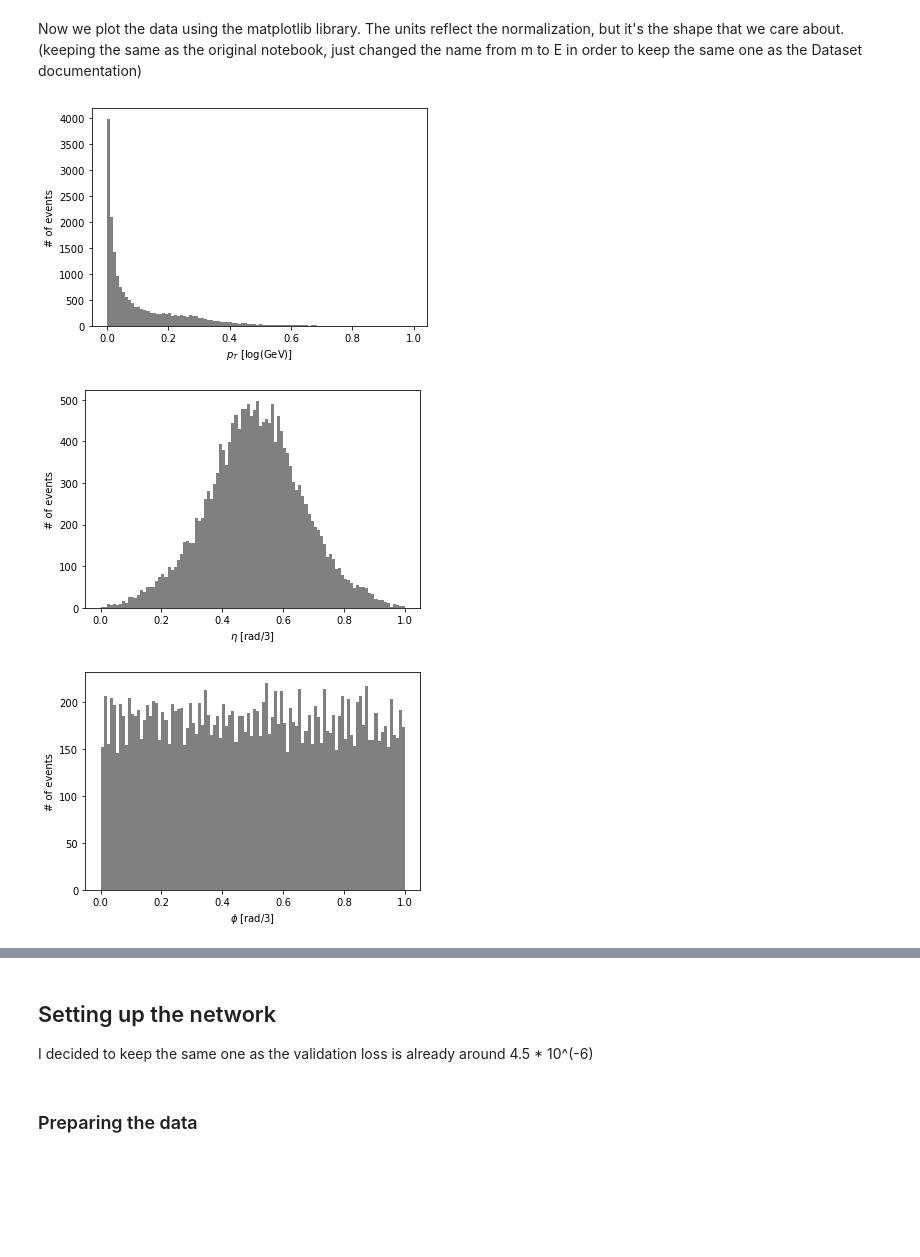
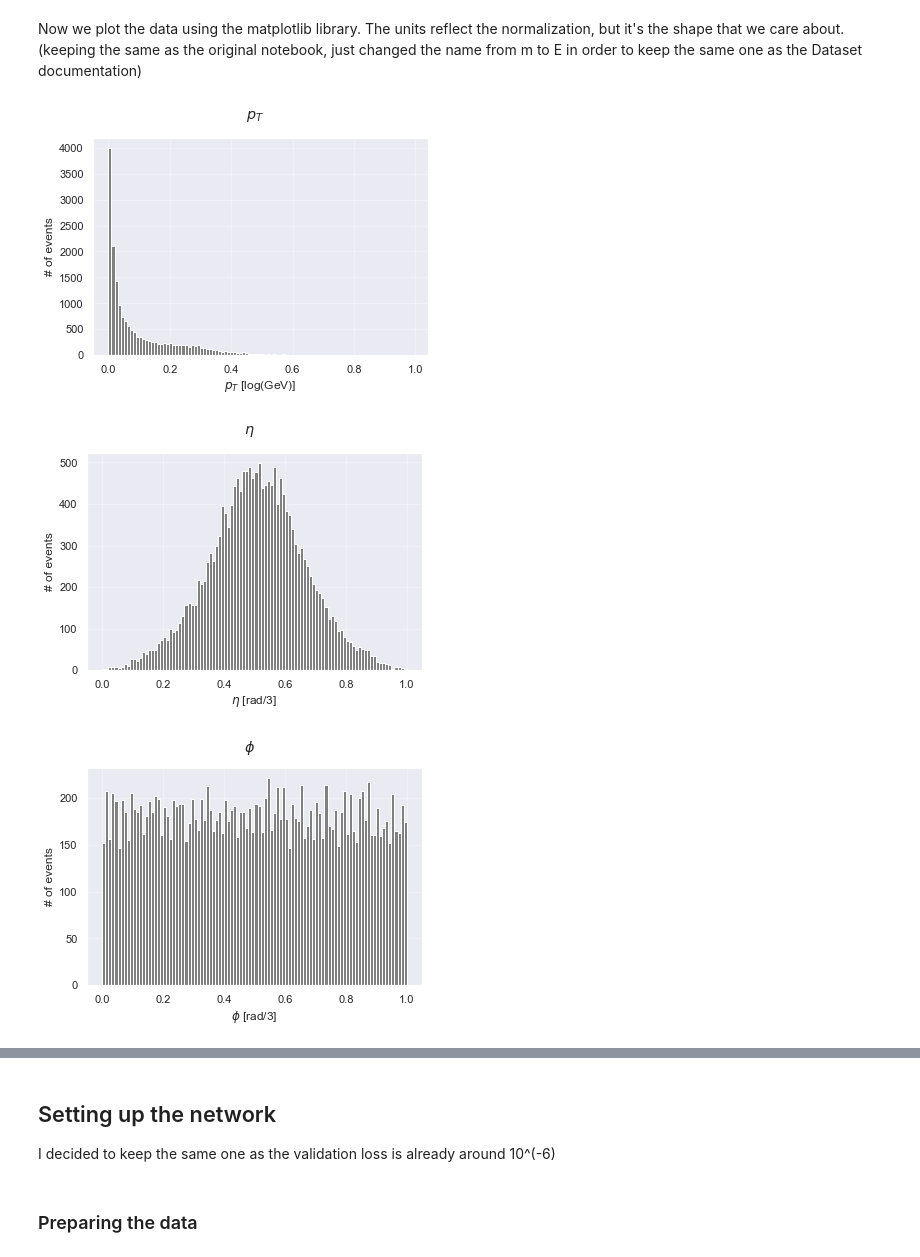
Before and after one commit to sazio/ATLAS_GSoC2021, a Jupyter notebook: ATLAS_GSoC2021_Solution.ipynb, the cells around one changed output, grey strips where cells are left out. Saved outputs shown, nothing was run; the diff lists cells and outputs as text; code cells hidden in the pictures; blank space fills up the shorter version.

Commit message:
Better plots using Seaborn

```diff
--- a/ATLAS_GSoC2021_Solution.ipynb
+++ b/ATLAS_GSoC2021_Solution.ipynb
@@ -131,21 +131,25 @@ The number of entries in the validation data: 4533
 Now we plot the data using the matplotlib library. The units reflect the normalization, but it's the shape that we care about. (keeping the same as the original notebook, just changed the name from m to E in order to keep the same one as the Dataset documentation)
 # %%
 import matplotlib.pyplot as plt
+import seaborn as sns
+sns.set_theme()
 
 unit_list = ['[log(GeV)]', '[rad/3]', '[rad/3]', '[log(GeV)]']
 variable_list = [r'$p_T$', r'$\eta$', r'$\phi$', r'$E$']
 
 branches=["pt","eta","phi","E"]
 
 n_bins = 100
 
 for kk in range(0,4):
     n_hist_data, bin_edges, _ = plt.hist(train[branches[kk]], color='gray', label='Input', alpha=1, bins=n_bins)
+    plt.suptitle(variable_list[kk])
     plt.xlabel(xlabel=variable_list[kk] + ' ' + unit_list[kk])
     plt.ylabel('# of events')
-    #plt.savefig("fourmomentum_"+branches[kk],dpi=300)
+    plt.savefig("fourmomentum_"+branches[kk],dpi=300)
+    plt.grid(alpha = 0.3)
     plt.show()
 # %% [output]
-[figure, old version]
+[figure, new version]
-[figure, old version]
+[figure, new version]
-[figure, old version]
+[figure, new version]
@@ -153,7 +157,7 @@ for kk in range(0,4):
 # %% [markdown]
 ## Setting up the network
 
-I decided to keep the same one as the validation loss is already around 4.5 * 10^(-6)
+I decided to keep the same one as the validation loss is already around  10^(-6)
 # %% [markdown]
 ### Preparing the data
 # %% [markdown]
```
Also changed, not shown: parts of 7 cells of this notebook.
